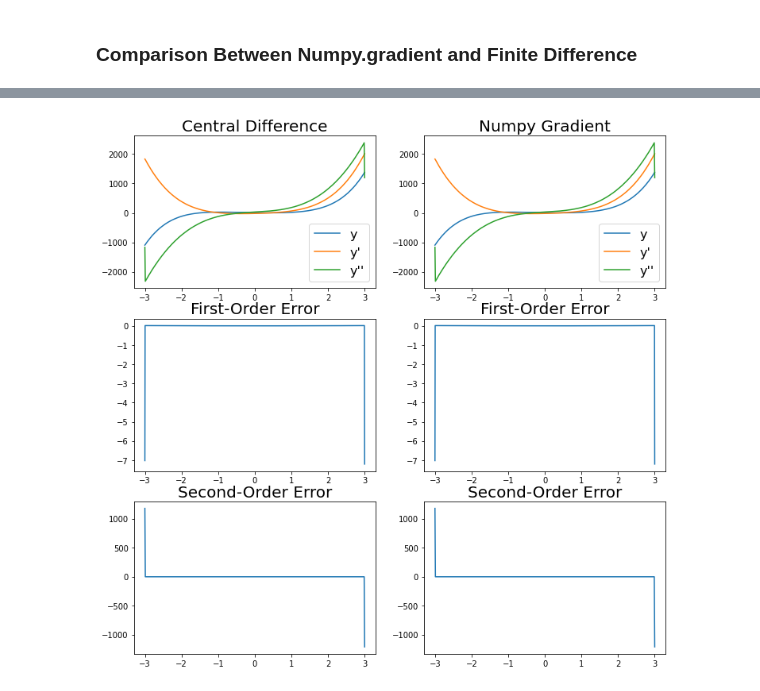
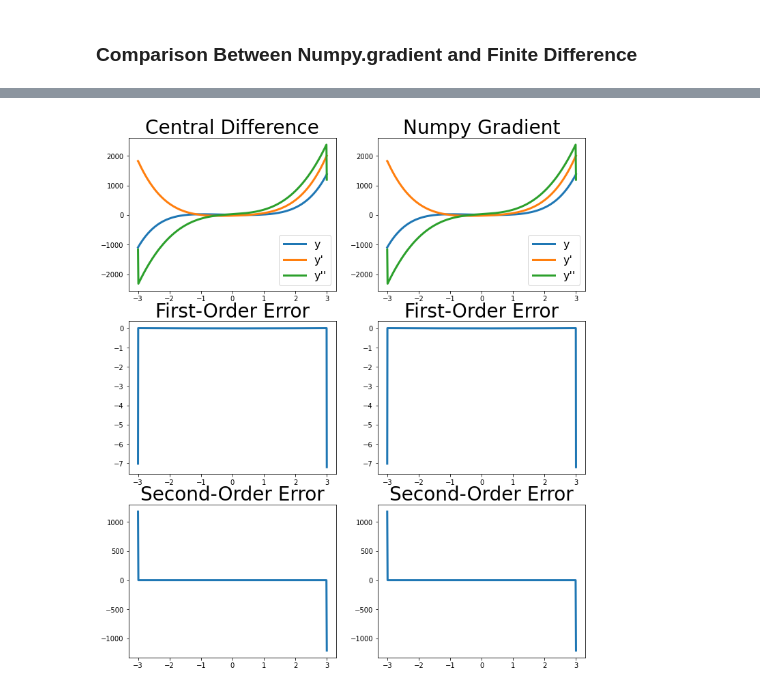
Before and after one commit to TW-ZJLin/FiniteDifference, a Jupyter notebook: Finite_Difference.ipynb, the cells around one changed output, grey strips where cells are left out. Drawn from its saved outputs; the diff is of its cells as text; code cells hidden in the pictures.

```diff
--- a/Finite_Difference.ipynb
+++ b/Finite_Difference.ipynb
@@ -87,18 +71,3 @@ def FunctionDiff2(x):
-# %%
-# the objective function
-#-------------------------------------------------------------------------------
-def ObjectiveFunction(x):
-  return 4*x**5 + 12*x**3 + 15*x**2 - 20*x + 8
-
-#first-order differentiation of the function
-#-------------------------------------------------------------------------------
-def FunctionDiff1(x):
-  return 20*x**4 + 36*x**2 + 30*x - 20
-
-#second-order differentiation of the function
-#-------------------------------------------------------------------------------
-def FunctionDiff2(x):
-  return 80*x**3 + 72*x + 30
 # %% [markdown]
 ### Analytic Differentiation
 # %%
@@ -185,39 +176,33 @@ import numpy as np
 # %%
 # calculating numpy gradient
-#-------------------------------------------------------------------------------
 N_y_diff1 = np.gradient(y)/(x[1]-x[0])
 N_y_diff2 = np.gradient(N_y_diff1)/(x[1]-x[0])
 
 # calculating error between analytic and numerical results
-#-------------------------------------------------------------------------------
 N_First_Error = [ N_y_diff1[i]-y_diff1[i] for i in range(len(y))]
 N_Second_Error = [ N_y_diff2[i]-y_diff2[i] for i in range(len(y))]
 
 # figure setting
-#-------------------------------------------------------------------------------
-fig,axes=plt.subplots(3,2,figsize=(12,12),facecolor='w')
+fig,axes=plt.subplots(3,2,figsize=(12,14),facecolor='w')
 
 # figure of central finite difference
-#-------------------------------------------------------------------------------
-axes[0,0].plot( x,y, x,C_y_diff1, x,C_y_diff2 )
-axes[1,0].plot( x,C_First_Error )
-axes[2,0].plot( x,C_Second_Error )
+axes[0,0].plot( x,y, x,C_y_diff1, x,C_y_diff2, linewidth=3.0 )
+axes[1,0].plot( x,C_First_Error, linewidth=3.0 )
+axes[2,0].plot( x,C_Second_Error, linewidth=3.0 )
 
 # figure of numpy gradient
-#-------------------------------------------------------------------------------
-axes[0,1].plot( x,y, x,N_y_diff1, x,N_y_diff2 )
-axes[1,1].plot( x,N_First_Error )
-axes[2,1].plot( x,N_Second_Error )
+axes[0,1].plot( x,y, x,N_y_diff1, x,N_y_diff2, linewidth=3.0 )
+axes[1,1].plot( x,N_First_Error, linewidth=3.0 )
+axes[2,1].plot( x,N_Second_Error, linewidth=3.0 )
 
 # set titles and legends
-#-------------------------------------------------------------------------------
-axes[0,0].set_title("Central Difference",fontsize=20)
-axes[0,1].set_title("Numpy Gradient",fontsize=20)
+axes[0,0].set_title("Central Difference",fontsize=28)
+axes[0,1].set_title("Numpy Gradient",fontsize=28)
 for i in range(2):
   axes[0,i].legend(["y","y'","y''"],fontsize=16)
-  axes[1,i].set_title("First-Order Error",fontsize=20)
-  axes[2,i].set_title("Second-Order Error",fontsize=20)
+  axes[1,i].set_title("First-Order Error",fontsize=28)
+  axes[2,i].set_title("Second-Order Error",fontsize=28)
 
 plt.show()
 # %% [output]
-[figure, old version]
+[figure, new version]
```
Also changed, not shown: parts of 7 cells of this notebook.
